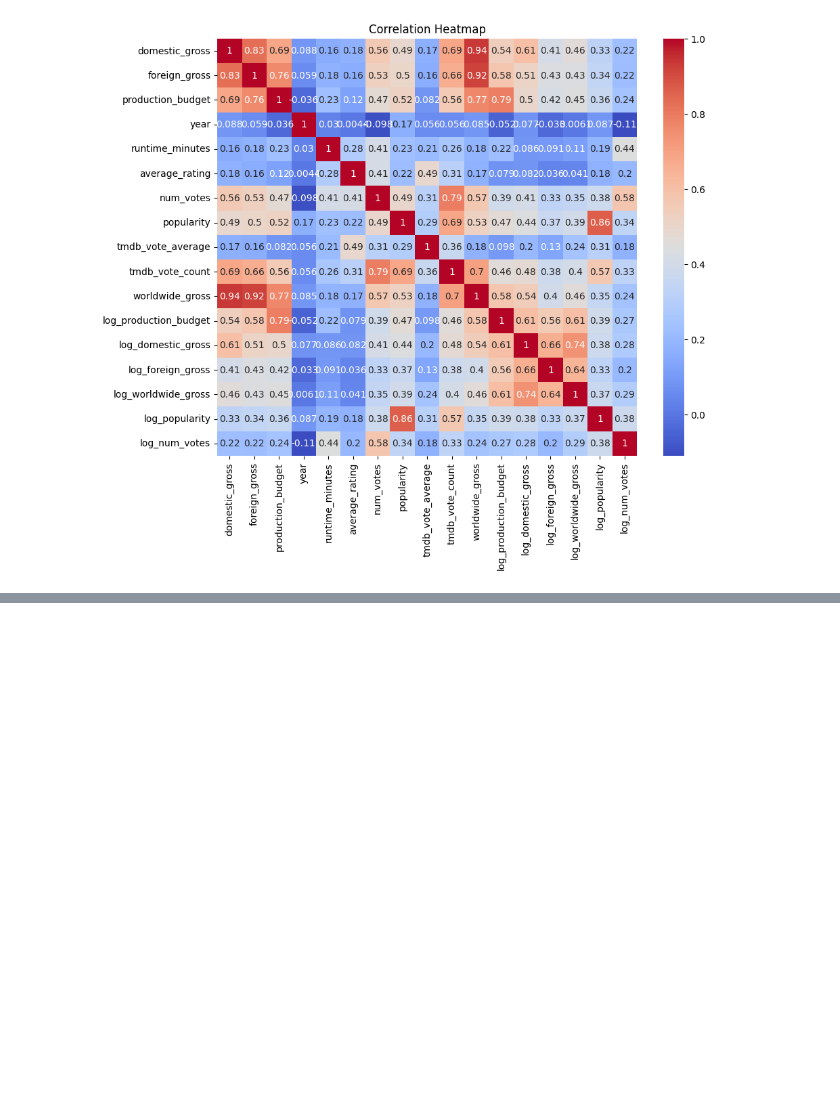
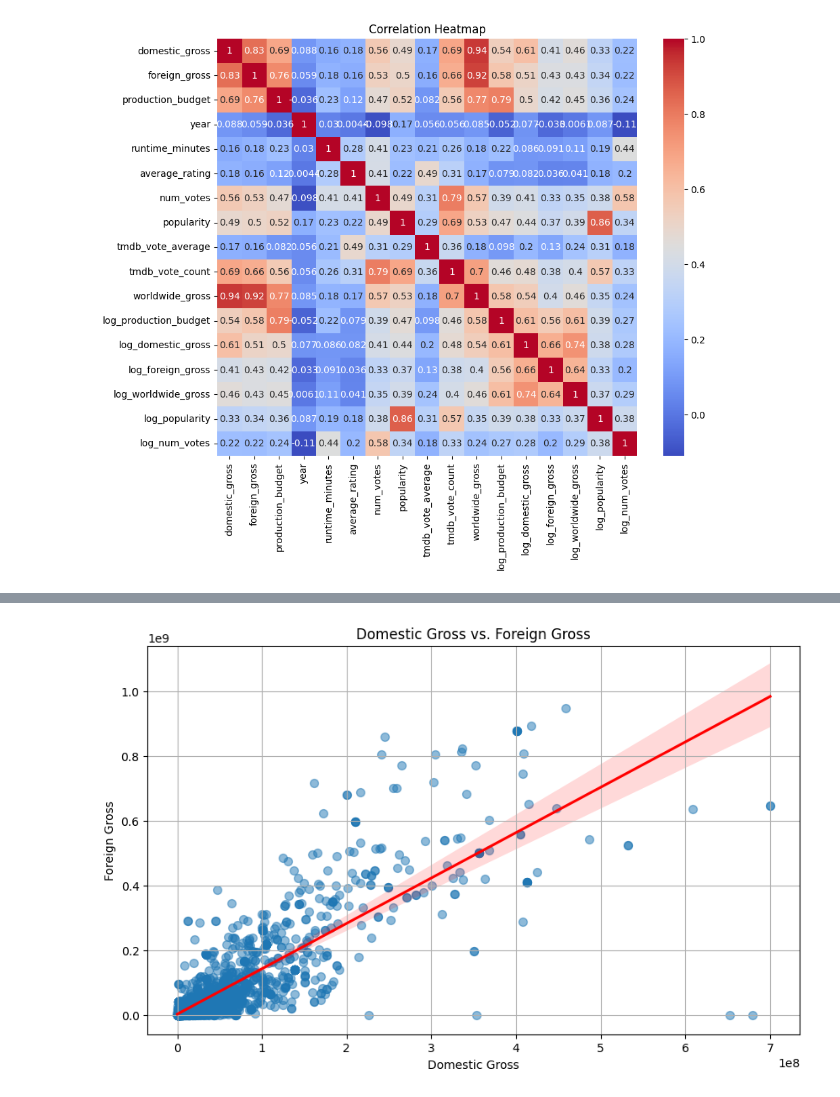
Before and after one commit to 66ultra/MBO-Analysis, a Jupyter notebook: code/EDA of Provided Movie Data.ipynb, the cells around one changed output, grey strips where cells are left out. Drawn from its saved outputs; the diff is of its cells as text; code cells hidden in the pictures; blank space fills up the shorter version.

```diff
--- a/code/EDA of Provided Movie Data.ipynb
+++ b/code/EDA of Provided Movie Data.ipynb
@@ -319,6 +299,0 @@ I analyzed the residuals to check for patterns that might indicate issues with t
-# %%
-# checking for infinite or NaN values in the transformed data
-print(merged_df[['log_worldwide_gross', 'log_domestic_gross', 'log_foreign_gross', 'log_production_budget', 'log_popularity']].describe())
-
-# filtering out rows with infinite or NaN values
-merged_df = merged_df.replace([np.inf, -np.inf], np.nan).dropna(subset=['log_worldwide_gross', 'log_domestic_gross', 'log_foreign_gross', 'log_production_budget', 'log_popularity'])
@@ -434,20 +299,0 @@ I added new features to the dataset and trained an enhanced OLS regression model
-# %%
-# creating new feature to further refine the model
-merged_df['log_production_budget_squared'] = merged_df['log_production_budget'] ** 2
-merged_df['log_domestic_foreign_interaction'] = merged_df['log_domestic_gross'] * merged_df['log_foreign_gross']
-
-# defining features and target variable
-X = merged_df[['log_production_budget', 'log_domestic_gross', 'log_foreign_gross', 'log_popularity',
-               'log_production_budget_squared', 'log_domestic_foreign_interaction']]
-y = merged_df['log_worldwide_gross']
-
-# splitting data
-X_train, X_test, y_train, y_test = train_test_split(X, y, test_size=0.2, random_state=42)
-
-# training data
-model = sm.OLS(y_train, sm.add_constant(X_train)).fit()
-
-# predictions on test set
-y_pred = model.predict(sm.add_constant(X_test))
-
-print(model.summary())
@@ -956,0 +304,11 @@ Overall, this analysis provides a comprehensive understanding of the key drivers
+# %%
+# plotting domestic_gross vs. foreign_gross
+plt.figure(figsize=(10, 6))
+sns.regplot(data=merged_df, x='domestic_gross', y='foreign_gross', scatter_kws={'s': 50, 'alpha': 0.5}, line_kws={'color': 'red'})
+plt.title('Domestic Gross vs. Foreign Gross')
+plt.xlabel('Domestic Gross')
+plt.ylabel('Foreign Gross')
+plt.grid(True)
+plt.show()
+# %% [output]
+[figure, added]
```
Also changed, not shown: parts of 60 cells of this notebook.
